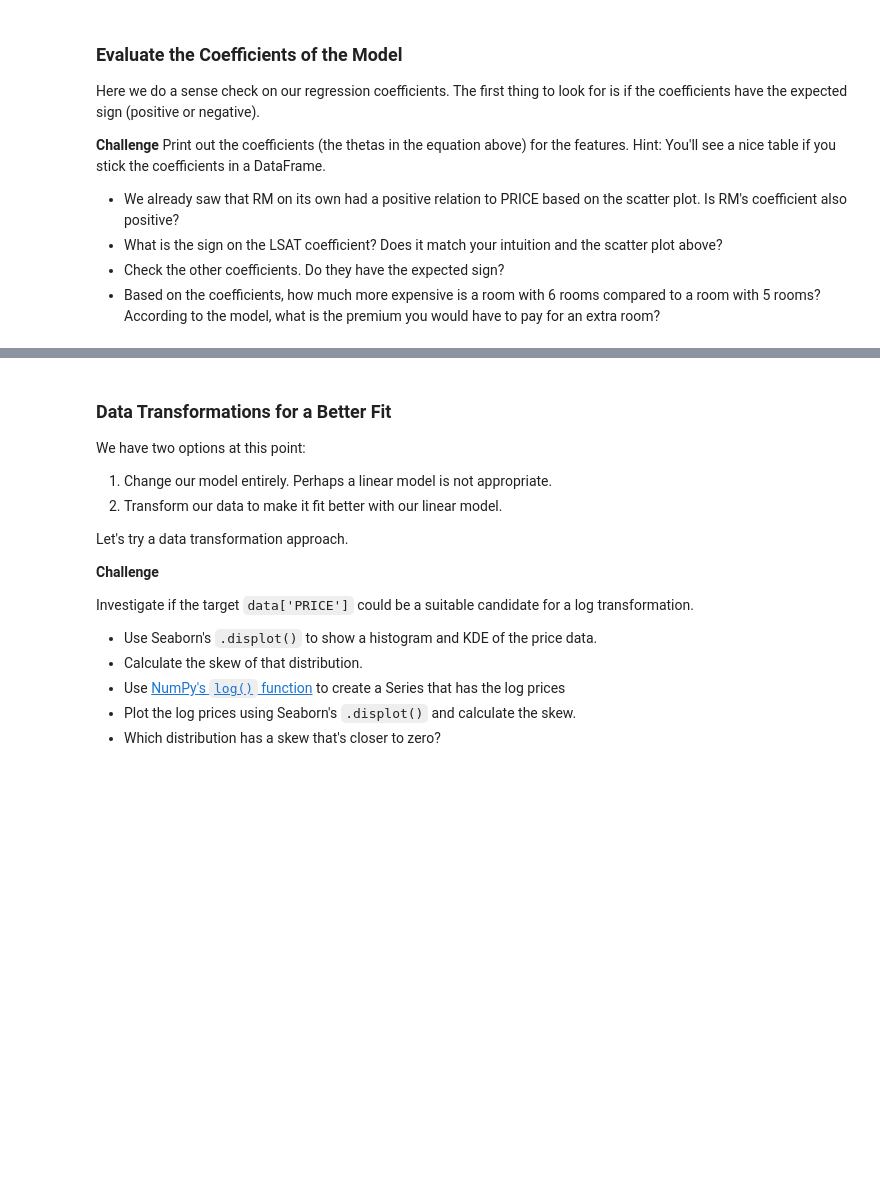
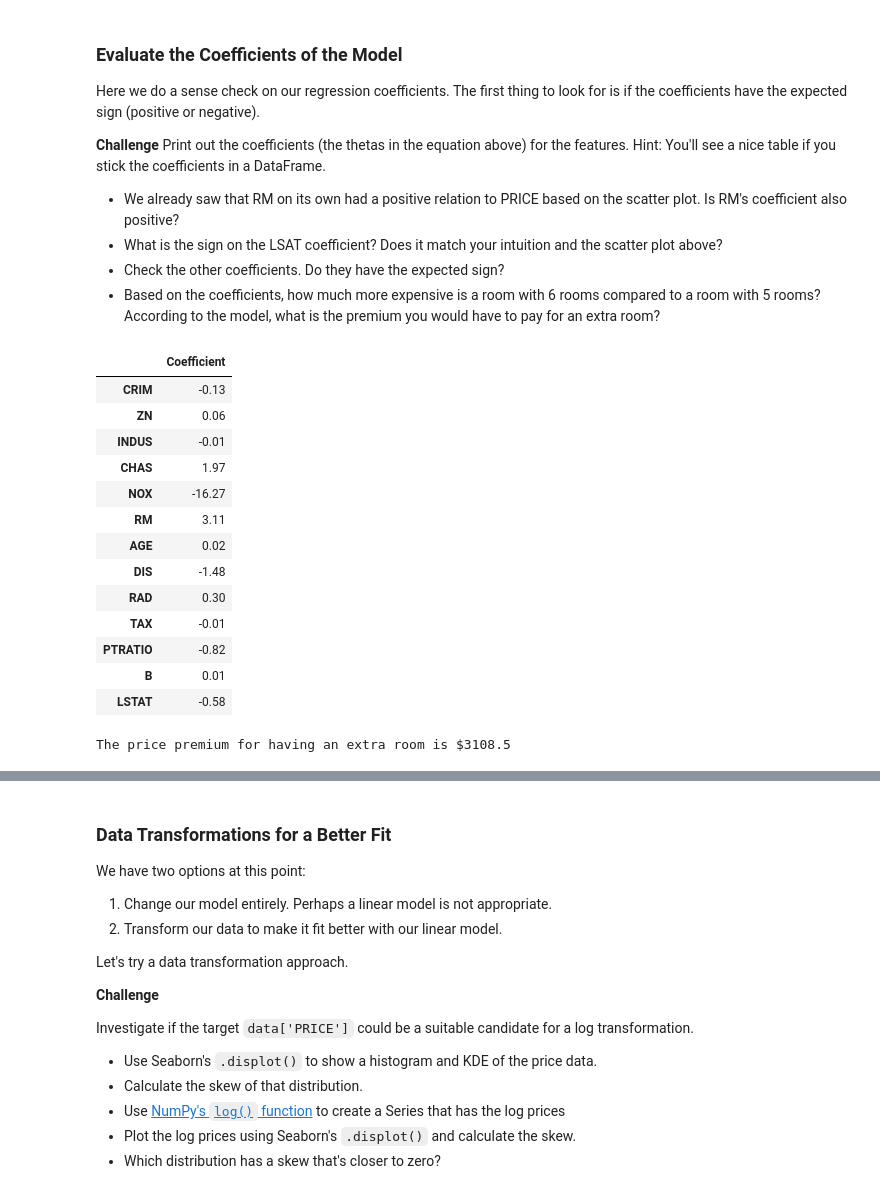
Before and after one commit to Soulbolt/Day-81-Capstone-Project-Predict-house-prices, a Jupyter notebook: Multivariable_Regression_and_Valuation_Model_(start).ipynb, the cells around one changed output, grey strips where cells are left out. Drawn from its saved outputs; the diff is of its cells as text; code cells hidden in the pictures; blank space fills up the shorter version.

Commit message:
Complete Split Training & Test Datasets, Multivariable Regression, Run First Regression, Evaluate the Coefficients of the Model Challenges.

```diff
--- a/Multivariable_Regression_and_Valuation_Model_(start).ipynb
+++ b/Multivariable_Regression_and_Valuation_Model_(start).ipynb
@@ -328,3 +329,7 @@ We *can't* use all 506 entries in our dataset to train our model. The reason is
 
 
 Hint: Remember, your **target** is your home PRICE, and your **features** are all the other columns you'll use to predict the price.
+# %%
+target = data.PRICE
+features = data.drop("PRICE", axis=1)
+X_train, X_test, y_train, y_test = train_test_split(features, target, test_size=0.2, random_state=10)
@@ -340,3 +353,8 @@ $$ PR \hat ICE = \theta _0 + \theta _1 RM + \theta _2 NOX + \theta _3 DIS + \the
 **Challenge**
 
 Use sklearn to run the regression on the training dataset. How high is the r-squared for the regression on the training data?
+# %%
+regression = LinearRegression()
+regression.fit(X_train, y_train)
+rsquared = regression.score(X_train, y_train)
+print(f"Training data r-squared: {rsquared:.2}")
@@ -351,6 +371,29 @@ Here we do a sense check on our regression coefficients. The first thing to look
 * What is the sign on the LSAT coefficient? Does it match your intuition and the scatter plot above?
 * Check the other coefficients. Do they have the expected sign?
 * Based on the coefficients, how much more expensive is a room with 6 rooms compared to a room with 5 rooms? According to the model, what is the premium you would have to pay for an extra room?
+# %%
+regression_coef = pd.DataFrame(data=regression.coef_, index=X_train.columns, columns=["Coefficient"])
+regression_coef
+# %% [output]
+|  | Coefficient |
+| CRIM | -0.13 |
+| ZN | 0.06 |
+| INDUS | -0.01 |
+| CHAS | 1.97 |
+| NOX | -16.27 |
+| RM | 3.11 |
+| AGE | 0.02 |
+| DIS | -1.48 |
+| RAD | 0.30 |
+| TAX | -0.01 |
+| PTRATIO | -0.82 |
+| B | 0.01 |
+| LSTAT | -0.58 |
+# %%
+premium = regression_coef.loc["RM"].values[0]*1000
+print(f"The price premium for having an extra room is ${premium:.5}")
+# %% [output]
+The price premium for having an extra room is $3108.5
 # %% [markdown]
 ### Analyse the Estimated Values & Regression Residuals
 
```
Also changed, not shown: parts of 3 cells of this notebook.
